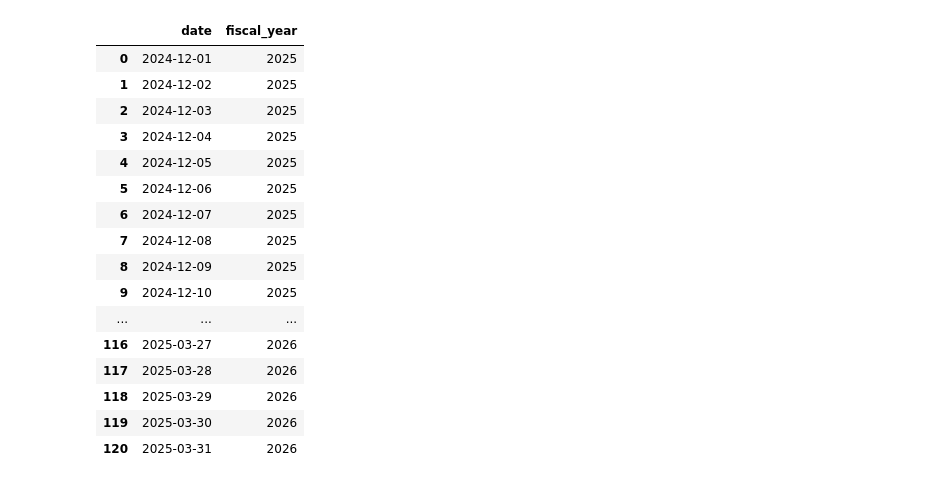
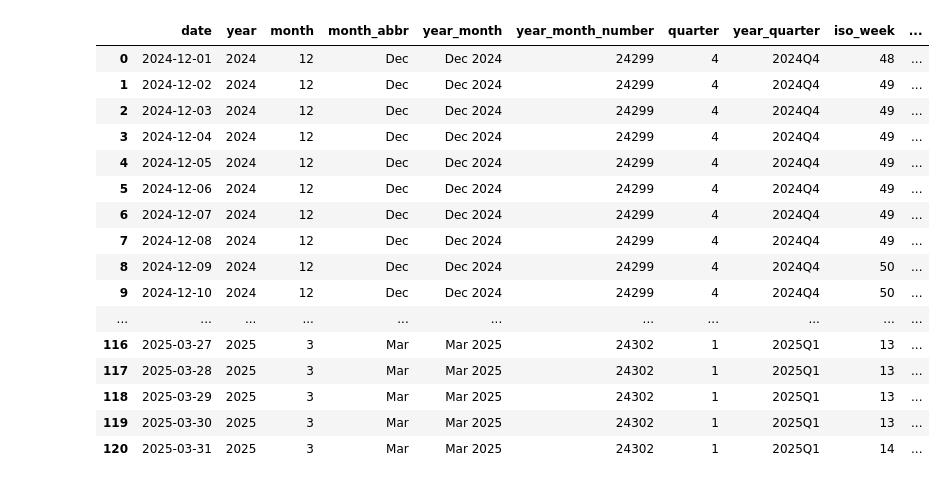
Before and after one commit to justivan/smyrooms-lab, a Jupyter notebook: notebooks/custom_calendar.ipynb, the cells around one changed output. Drawn from its saved outputs; the diff is of its cells as text; code cells hidden in the pictures.

```diff
--- a/notebooks/custom_calendar.ipynb
+++ b/notebooks/custom_calendar.ipynb
@@ -23,71 +23,95 @@ def _add_standard_columns(df):
     period_q = dt.to_period("Q")
     period_y = dt.to_period("Y")
 
+    current_date = pd.Timestamp.today()
+    current_period_w = current_date.to_period("W")
+    current_period_m = current_date.to_period("M")
+    current_period_q = current_date.to_period("Q")
+    current_period_y = current_date.to_period("Y")
+
     return df.assign(
         year=dt.year,
         month=dt.month,
         month_abbr=dt.strftime("%b"),
         year_month=dt.strftime("%b %Y"),
         year_month_number=dt.year * 12 + dt.month - 1,
         quarter=dt.quarter,
         year_quarter=dt.to_period("Q"),
         iso_week=iso.week,
         day_of_week=iso.day,
         day_name=dt.strftime("%a"),
+        start_of_year=period_y.dt.start_time,
+        end_of_year=period_y.dt.end_time.dt.floor("D"),
+        start_of_quarter=period_q.dt.start_time,
+        end_of_quarter=period_q.dt.end_time.dt.floor("D"),
+        start_of_month=period_m.dt.start_time,
+        end_of_month=period_m.dt.end_time.dt.floor("D"),
         start_of_week=period_w.dt.start_time,
         end_of_week=period_w.dt.end_time.dt.floor("D"),
-        start_of_month=period_m.dt.start_time,
-        end_of_month=period_m.dt.end_time.dt.floor("D"),
-        start_of_quarter=period_q.dt.start_time,
-        end_of_quarter=period_q.dt.end_time.dt.floor("D"),
-        start_of_year=period_y.dt.start_time,
-        end_of_year=period_y.dt.end_time.dt.floor("D"),
+        year_offset=dt.year - current_period_y.year,
+        quarter_offset=(
+            ((dt.year - current_date.year) * 4)
+            + (dt.quarter - current_date.quarter)
+        ),
+        month_offset=(
+            ((dt.year - current_date.year) * 12)
+            + (dt.month - current_date.month)
+        ),
+        week_offset=(
+            period_w.dt.start_time - current_period_w.start_time
+        ).dt.days
+        // 7,
     )
 
 
 def _add_fiscal_columns(df):
-    # fiscal_month_index = 13 - fiscal_start_month
-    # fiscal_period = df["date"].dt.to_period(f"Y-{fiscal_anchor_offset}")
-    # month_shift = fiscal_month_index if 0 <= fiscal_month_index < 12 else 0
-
-    # dt = (df["date"] + pd.DateOffset(months=month_shift)).dt
     dt = df["date"].dt
 
-    # anchor for fiscal related calculations
+    period_y = dt.to_period("Y-FEB")
     period_q = dt.to_period("Q-FEB")
-    period_y = dt.to_period("Y-FEB")
+    fiscal_start_month = period_y.dt.start_time.dt.month
+
+    current_date = pd.Timestamp.today()
+    current_period_y = current_date.to_period("Y-FEB")
+    current_period_q = current_date.to_period("Q-FEB")
 
     return df.assign(
         fiscal_year=period_y.dt.year,
-        fiscal_month=dt.month,
-        # fiscal_quarter=dt.quarter,
-        # fiscal_year_quarter=dt.to_period("Q"),
-        # fiscal_week=dt.isocalendar().week,
-        # start_of_fiscal_year=fiscal_period.dt.start_time,
-        # end_of_fiscal_year=fiscal_period.dt.end_time.dt.floor("D"),
+        fiscal_month=((dt.month - fiscal_start_month) % 12) + 1,
+        fiscal_quarter=period_q.dt.quarter,
+        fiscal_year_quarter=period_q,
+        start_of_fiscal_year=period_y.dt.start_time,
+        end_of_fiscal_year=period_y.dt.end_time.dt.normalize(),
+        start_of_fiscal_quarter=period_q.dt.start_time,
+        end_of_fiscal_quarter=period_q.dt.end_time.dt.floor("D"),
+        fiscal_year_offset=period_y.dt.year - current_period_y.year,
+        fiscal_quarter_offset=(
+            ((period_y.dt.year - current_period_y.year) * 4)
+            + (period_q.dt.quarter - current_period_q.quarter)
+        ),
     )
 
 
-df = df.pipe(_add_fiscal_columns)
+df = df.pipe(_add_standard_columns).pipe(_add_fiscal_columns)
 display(df)
 # %% [output]
-|  | date | fiscal_year |
-| 0 | 2024-12-01 | 2025 |
-| 1 | 2024-12-02 | 2025 |
-| 2 | 2024-12-03 | 2025 |
-| 3 | 2024-12-04 | 2025 |
-| 4 | 2024-12-05 | 2025 |
-| 5 | 2024-12-06 | 2025 |
-| 6 | 2024-12-07 | 2025 |
-| 7 | 2024-12-08 | 2025 |
-| 8 | 2024-12-09 | 2025 |
-| 9 | 2024-12-10 | 2025 |
-| ... | ... | ... |
-| 116 | 2025-03-27 | 2026 |
-| 117 | 2025-03-28 | 2026 |
-| 118 | 2025-03-29 | 2026 |
-| 119 | 2025-03-30 | 2026 |
-| 120 | 2025-03-31 | 2026 |
+|  | date | year | month | month_abbr | year_month | year_month_number | quarter | year_quarter | iso_week | ... |
+| 0 | 2024-12-01 | 2024 | 12 | Dec | Dec 2024 | 24299 | 4 | 2024Q4 | 48 | ... |
+| 1 | 2024-12-02 | 2024 | 12 | Dec | Dec 2024 | 24299 | 4 | 2024Q4 | 49 | ... |
+| 2 | 2024-12-03 | 2024 | 12 | Dec | Dec 2024 | 24299 | 4 | 2024Q4 | 49 | ... |
+| 3 | 2024-12-04 | 2024 | 12 | Dec | Dec 2024 | 24299 | 4 | 2024Q4 | 49 | ... |
+| 4 | 2024-12-05 | 2024 | 12 | Dec | Dec 2024 | 24299 | 4 | 2024Q4 | 49 | ... |
+| 5 | 2024-12-06 | 2024 | 12 | Dec | Dec 2024 | 24299 | 4 | 2024Q4 | 49 | ... |
+| 6 | 2024-12-07 | 2024 | 12 | Dec | Dec 2024 | 24299 | 4 | 2024Q4 | 49 | ... |
+| 7 | 2024-12-08 | 2024 | 12 | Dec | Dec 2024 | 24299 | 4 | 2024Q4 | 49 | ... |
+| 8 | 2024-12-09 | 2024 | 12 | Dec | Dec 2024 | 24299 | 4 | 2024Q4 | 50 | ... |
+| 9 | 2024-12-10 | 2024 | 12 | Dec | Dec 2024 | 24299 | 4 | 2024Q4 | 50 | ... |
+| ... | ... | ... | ... | ... | ... | ... | ... | ... | ... | ... |
+| 116 | 2025-03-27 | 2025 | 3 | Mar | Mar 2025 | 24302 | 1 | 2025Q1 | 13 | ... |
+| 117 | 2025-03-28 | 2025 | 3 | Mar | Mar 2025 | 24302 | 1 | 2025Q1 | 13 | ... |
+| 118 | 2025-03-29 | 2025 | 3 | Mar | Mar 2025 | 24302 | 1 | 2025Q1 | 13 | ... |
+| 119 | 2025-03-30 | 2025 | 3 | Mar | Mar 2025 | 24302 | 1 | 2025Q1 | 13 | ... |
+| 120 | 2025-03-31 | 2025 | 3 | Mar | Mar 2025 | 24302 | 1 | 2025Q1 | 14 | ... |
 # %%
 import pandas as pd
 
```
Also changed, not shown: parts of 4 cells of this notebook.
